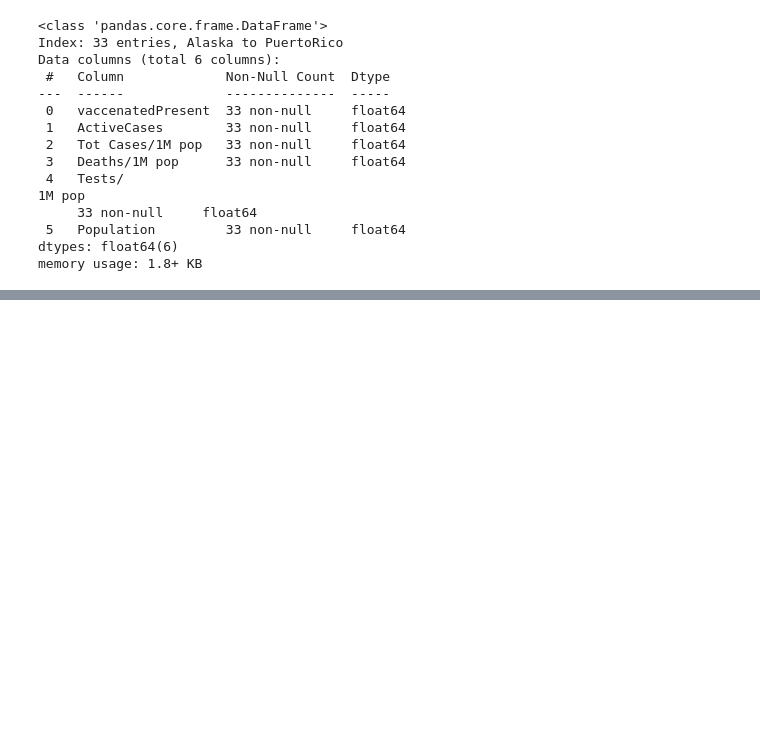
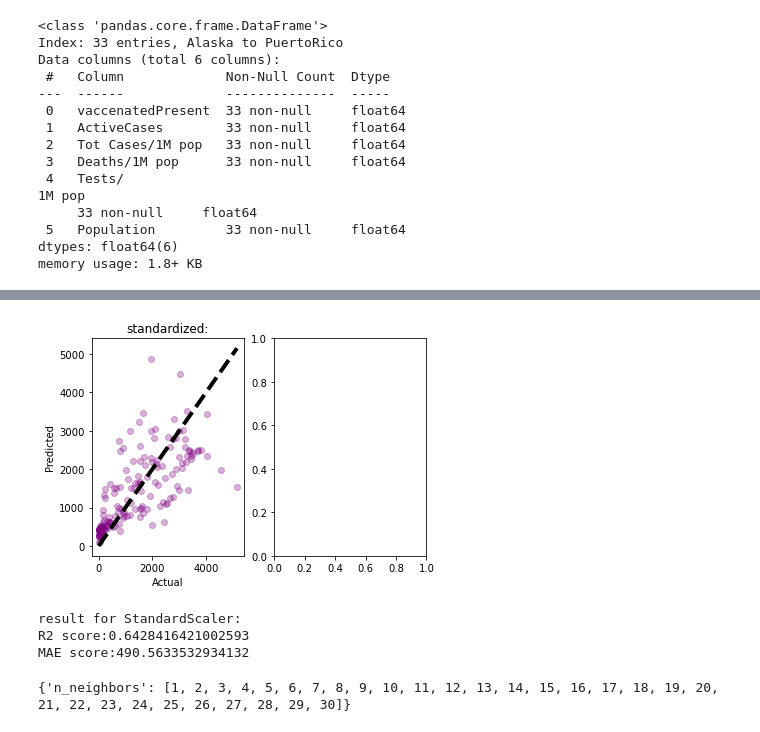
Before and after one commit to yeelacitron/Data-science-project, a Jupyter notebook: web scraping project.ipynb, the cells around one changed output, grey strips where cells are left out. Saved outputs shown, nothing was run; the diff lists cells and outputs as text; code cells hidden in the pictures; blank space fills up the shorter version.

```diff
--- a/web scraping project.ipynb
+++ b/web scraping project.ipynb
@@ -1718,0 +1723,4 @@ final_df.shape
+# %%
+X = final_df4.drop("Deaths1MPop", axis=1)
+y = final_df4["Deaths1MPop"]
+X_train, X_test, y_train, y_test = train_test_split(X, y,test_size=0.2, random_state=1)
@@ -1718,0 +1739,6 @@ final_df.shape
+# %%
+scaler1 = StandardScaler()
+scaler2 = MinMaxScaler()
+
+X_train_scaled1 = scaler1.fit_transform(X_train)
+X_test_scaled1 = scaler1.fit_transform(X_test)
@@ -1718,0 +1762,39 @@ final_df.shape
+# %%
+fig, axes = plt.subplots(1,2)
+((ax1, ax2)) = axes
+
+y_predicted = cross_val_predict(linreg, X_train_scaled1, y_train, cv=kf)
+ax1.scatter(y_train, y_predicted, alpha=0.3, color='purple')
+ax1.plot([y_train.min(), y_train.max()], [y_train.min(), y_train.max()], 'k--', lw=4)
+ax1.set_xlabel('Actual')
+ax1.set_ylabel('Predicted')
+ax1.set_title('standardized:')
+
+
+plt.show()
+# %% [output]
+[figure, added]
+# %%
+RFR = RandomForestRegressor()
+
+
+kf = KFold(n_splits=5, random_state=42, shuffle=True)
+
+R2_scores_standardized = cross_val_score(RFR, X_train_scaled1, y_train, cv=kf)
+y_predict_standardized = cross_val_predict(RFR, X_train_scaled1, y_train, cv=kf)
+mae_standarsized = MAE(y_train, y_predict_standardized)
+print("result for StandardScaler:")
+print("R2 score:" +(str)(R2_scores_standardized.mean()))
+print("MAE score:" +(str)(mae_standarsized))
+# %% [output]
+result for StandardScaler:
+R2 score:0.6428416421002593
+MAE score:490.5633532934132
+# %%
+k_range = list(range(1, 31))
+
+# create a parameter grid: map the parameter names to the values that should be searched
+param_grid = dict(n_neighbors=k_range)
+print(param_grid)
+# %% [output]
+{'n_neighbors': [1, 2, 3, 4, 5, 6, 7, 8, 9, 10, 11, 12, 13, 14, 15, 16, 17, 18, 19, 20, 21, 22, 23, 24, 25, 26, 27, 28, 29, 30]}
```
Also changed, not shown: parts of 66 cells of this notebook.
